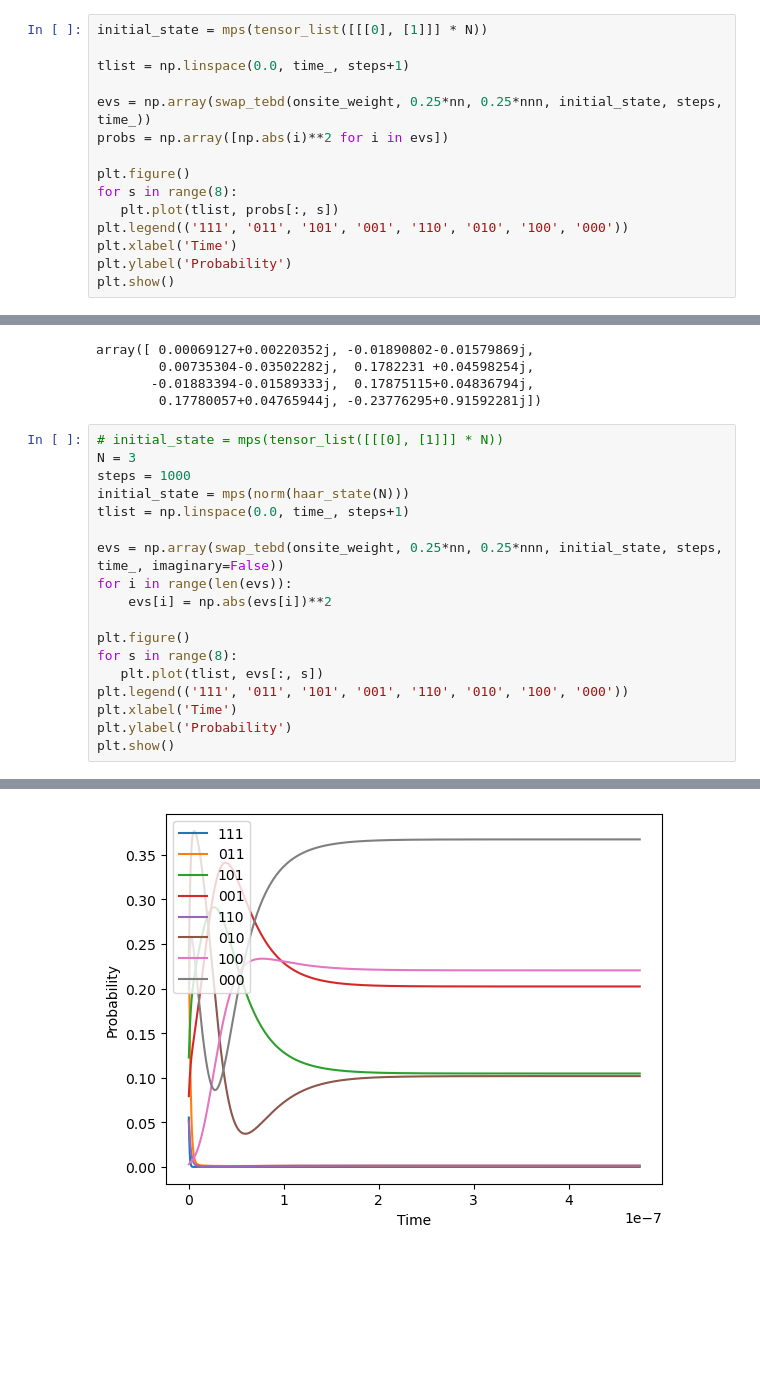
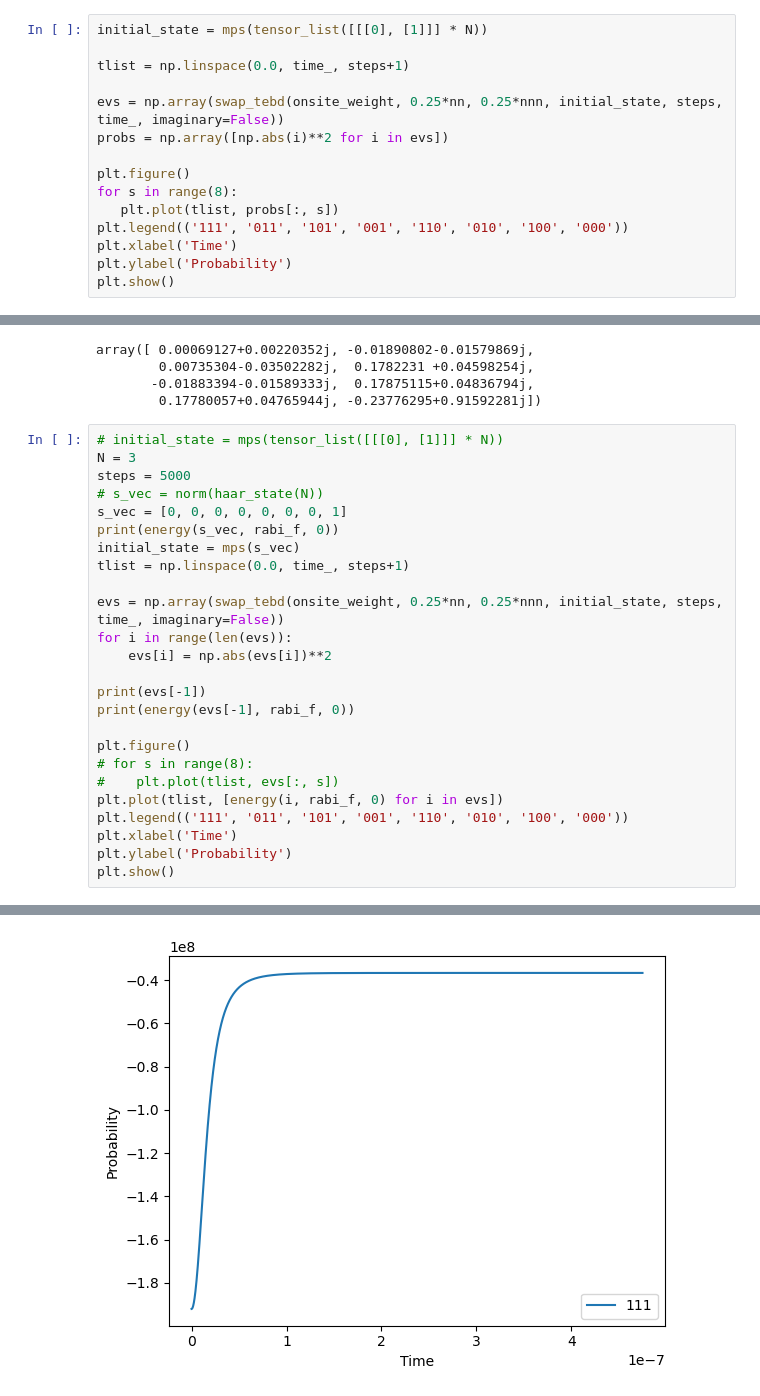
Before and after one commit to 1dividedby0/rabbit, a Jupyter notebook: mps.ipynb, the cells around one changed output, grey strips where cells are left out. Cells and saved outputs as stored; diff of their text form; blank space fills up the shorter version.

```diff
--- a/mps.ipynb
+++ b/mps.ipynb
@@ -638,7 +636,7 @@ initial_state = mps(tensor_list([[[0], [1]]] * N))
 
 tlist = np.linspace(0.0, time_, steps+1)
 
-evs = np.array(swap_tebd(onsite_weight, 0.25*nn, 0.25*nnn, initial_state, steps, time_))
+evs = np.array(swap_tebd(onsite_weight, 0.25*nn, 0.25*nnn, initial_state, steps, time_, imaginary=False))
 probs = np.array([np.abs(i)**2 for i in evs])
 
 plt.figure()
@@ -822,17 +820,24 @@ array([ 0.00069127+0.00220352j, -0.01890802-0.01579869j,
 # %%
 # initial_state = mps(tensor_list([[[0], [1]]] * N))
 N = 3
-steps = 1000
-initial_state = mps(norm(haar_state(N)))
+steps = 5000
+# s_vec = norm(haar_state(N))
+s_vec = [0, 0, 0, 0, 0, 0, 0, 1]
+print(energy(s_vec, rabi_f, 0))
+initial_state = mps(s_vec)
 tlist = np.linspace(0.0, time_, steps+1)
 
 evs = np.array(swap_tebd(onsite_weight, 0.25*nn, 0.25*nnn, initial_state, steps, time_, imaginary=False))
 for i in range(len(evs)):
     evs[i] = np.abs(evs[i])**2
 
+print(evs[-1])
+print(energy(evs[-1], rabi_f, 0))
+
 plt.figure()
-for s in range(8):
-   plt.plot(tlist, evs[:, s])
+# for s in range(8):
+#    plt.plot(tlist, evs[:, s])
+plt.plot(tlist, [energy(i, rabi_f, 0) for i in evs])
 plt.legend(('111', '011', '101', '001', '110', '010', '100', '000'))
 plt.xlabel('Time')
 plt.ylabel('Probability')
@@ -841 +851 @@ plt.show()
-[figure, old version]
+[figure, new version]
```
Also changed, not shown: parts of 11 cells of this notebook, 2 other files.
